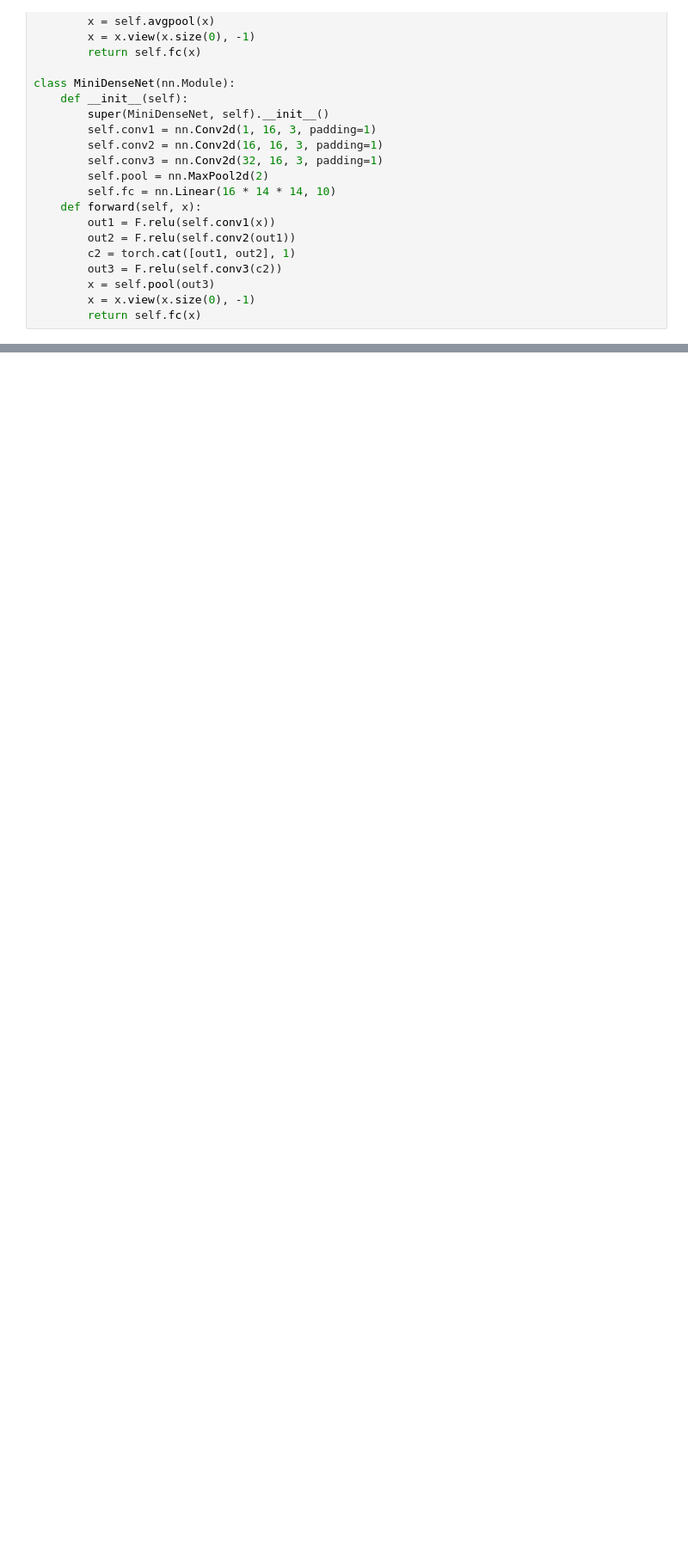
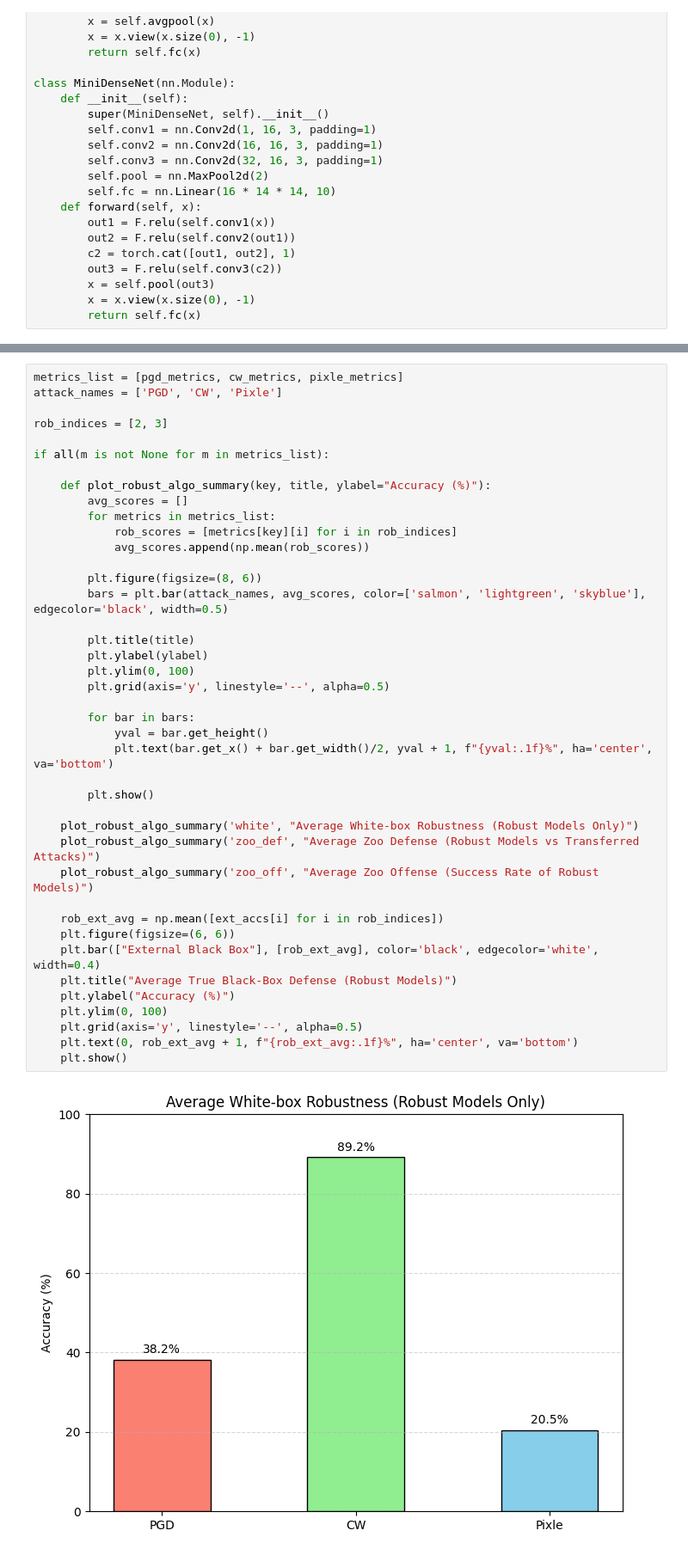
Before and after one commit to vm2781/adversarial_attacks, a Jupyter notebook: model_adversarial_analysis.ipynb, the cells around one changed output, grey strips where cells are left out. Shown at 86% size. Saved outputs shown, nothing was run; the diff lists cells and outputs as text; blank space fills up the shorter version.

```diff
--- a/model_adversarial_analysis.ipynb
+++ b/model_adversarial_analysis.ipynb
@@ -1155,0 +715,43 @@ Keys found in file: ['adv', 'lbl', 'avg_l2', 'score_clean', 'score_robust']
+# %%
+metrics_list = [pgd_metrics, cw_metrics, pixle_metrics]
+attack_names = ['PGD', 'CW', 'Pixle']
+
+rob_indices = [2, 3]
+
+if all(m is not None for m in metrics_list):
+
+    def plot_robust_algo_summary(key, title, ylabel="Accuracy (%)"):
+        avg_scores = []
+        for metrics in metrics_list:
+            rob_scores = [metrics[key][i] for i in rob_indices]
+            avg_scores.append(np.mean(rob_scores))
+
+        plt.figure(figsize=(8, 6))
+        bars = plt.bar(attack_names, avg_scores, color=['salmon', 'lightgreen', 'skyblue'], edgecolor='black', width=0.5)
+
+        plt.title(title)
+        plt.ylabel(ylabel)
+        plt.ylim(0, 100)
+        plt.grid(axis='y', linestyle='--', alpha=0.5)
+
+        for bar in bars:
+            yval = bar.get_height()
+            plt.text(bar.get_x() + bar.get_width()/2, yval + 1, f"{yval:.1f}%", ha='center', va='bottom')
+
+        plt.show()
+
+    plot_robust_algo_summary('white', "Average White-box Robustness (Robust Models Only)")
+    plot_robust_algo_summary('zoo_def', "Average Zoo Defense (Robust Models vs Transferred Attacks)")
+    plot_robust_algo_summary('zoo_off', "Average Zoo Offense (Success Rate of Robust Models)")
+
+    rob_ext_avg = np.mean([ext_accs[i] for i in rob_indices])
+    plt.figure(figsize=(6, 6))
+    plt.bar(["External Black Box"], [rob_ext_avg], color='black', edgecolor='white', width=0.4)
+    plt.title("Average True Black-Box Defense (Robust Models)")
+    plt.ylabel("Accuracy (%)")
+    plt.ylim(0, 100)
+    plt.grid(axis='y', linestyle='--', alpha=0.5)
+    plt.text(0, rob_ext_avg + 1, f"{rob_ext_avg:.1f}%", ha='center', va='bottom')
+    plt.show()
+# %% [output]
+[figure, added]
```
Also changed, not shown: parts of 52 cells of this notebook.
